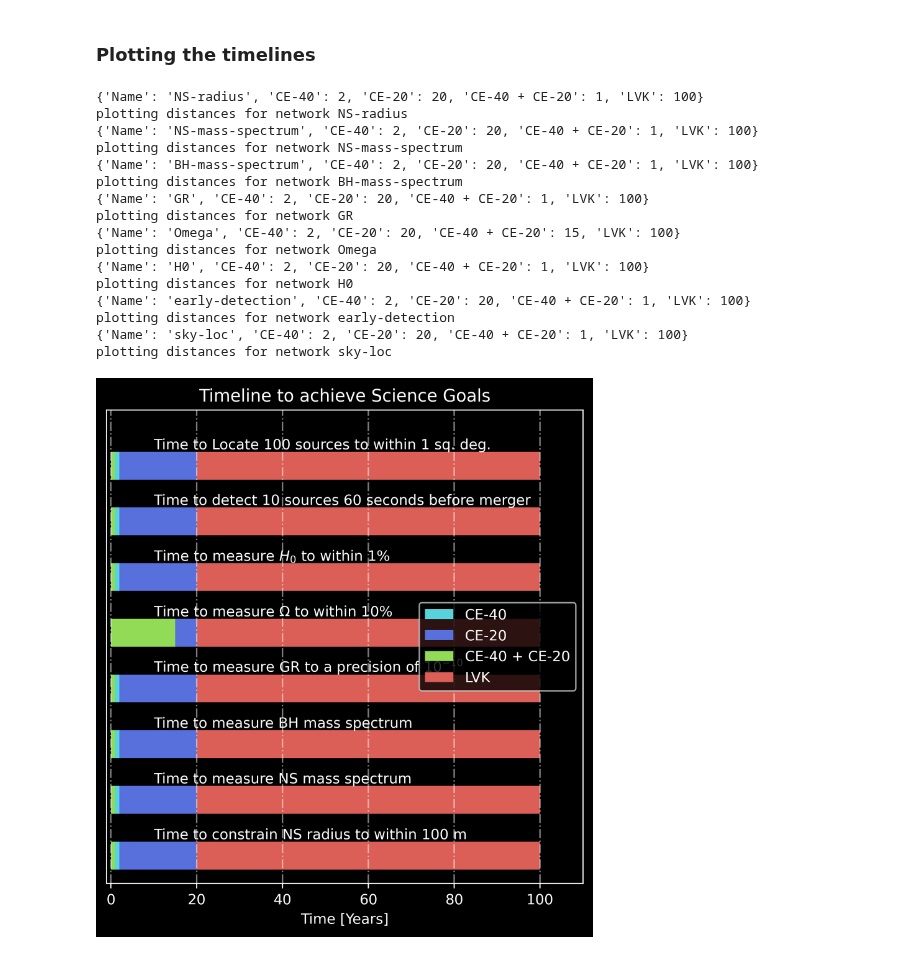
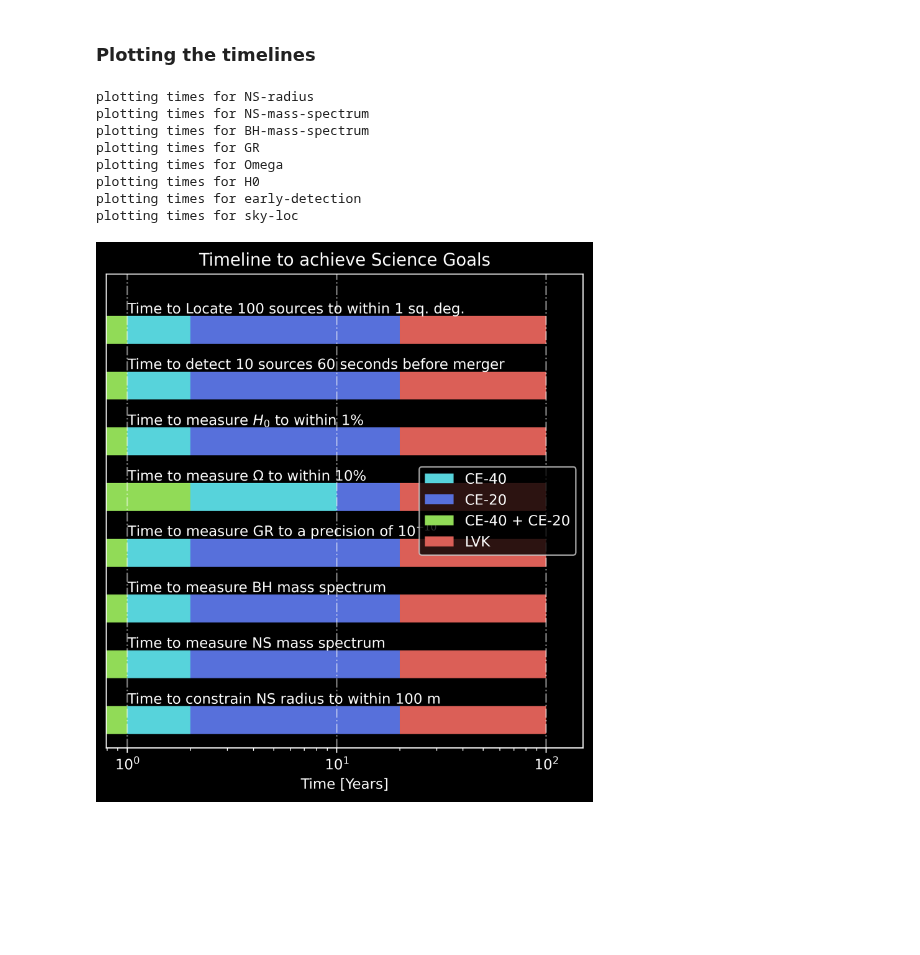
Before and after one commit to sugwg/ce-plots, a Jupyter notebook: time-infographic.ipynb, the cells around one changed output. Cells and saved outputs as stored; diff of their text form; code cells hidden in the pictures; blank space fills up the shorter version.

Commit message:
make time-axis in log

```diff
--- a/time-infographic.ipynb
+++ b/time-infographic.ipynb
@@ -79,51 +79,44 @@ with open(network_list[0], 'r') as handle:
 
 for ii in range(len(json_data)):
 #     print(json_data[-ii])
     nw_dict = json_data[-ii]
     name = nw_dict['Name']
-    print('plotting distances for network {}'.format(name))
+    print('plotting times for {}'.format(name))
     name_list.append(name)
     plot_dist_bar(nw_dict, ii+1)
-    plt.text(10, 3+(10*(ii+1)), label_dict[name])
+    plt.text(1, 3+(10*(ii+1)), label_dict[name])
 
 ax.set_ylim(5, len(json_data)*10+10)
-ax.set_xlim(-1, 110)
+
 ax.set_xlabel('Time [Years]')
 ax.set_yticks([])
 # ax.set_yticks([(ii*10 +10) for ii in range(len(json_data))],
 #               labels=name_list)     # Modify y-axis tick labels
 # ax.grid(True)
 
 # create legend
 legend_elements = [Patch(facecolor=color_dict['CE-40'],
                          label='CE-40'),
                    Patch(facecolor=color_dict['CE-20'],
                          label='CE-20'),
                    Patch(facecolor=color_dict['CE-40 + CE-20'],
                          label='CE-40 + CE-20'),
                    Patch(facecolor=color_dict['LVK'],
                          label='LVK')]
 ax.legend(handles=legend_elements, loc='center right')
-# plt.xscale('log')
+plt.xscale('log')
+ax.set_xlim(-1, 150.)
 plt.grid(which='major', axis='x', linestyle='-.', linewidth=1, alpha=0.5)
 plt.title('Timeline to achieve Science Goals')
 plt.savefig('time-infographic.png')
 plt.show()
 # %% [output]
-{'Name': 'NS-radius', 'CE-40': 2, 'CE-20': 20, 'CE-40 + CE-20': 1, 'LVK': 100}
-plotting distances for network NS-radius
-{'Name': 'NS-mass-spectrum', 'CE-40': 2, 'CE-20': 20, 'CE-40 + CE-20': 1, 'LVK': 100}
-plotting distances for network NS-mass-spectrum
-{'Name': 'BH-mass-spectrum', 'CE-40': 2, 'CE-20': 20, 'CE-40 + CE-20': 1, 'LVK': 100}
-plotting distances for network BH-mass-spectrum
-{'Name': 'GR', 'CE-40': 2, 'CE-20': 20, 'CE-40 + CE-20': 1, 'LVK': 100}
-plotting distances for network GR
-{'Name': 'Omega', 'CE-40': 2, 'CE-20': 20, 'CE-40 + CE-20': 15, 'LVK': 100}
-plotting distances for network Omega
-{'Name': 'H0', 'CE-40': 2, 'CE-20': 20, 'CE-40 + CE-20': 1, 'LVK': 100}
-plotting distances for network H0
-{'Name': 'early-detection', 'CE-40': 2, 'CE-20': 20, 'CE-40 + CE-20': 1, 'LVK': 100}
-plotting distances for network early-detection
-{'Name': 'sky-loc', 'CE-40': 2, 'CE-20': 20, 'CE-40 + CE-20': 1, 'LVK': 100}
-plotting distances for network sky-loc
+plotting times for NS-radius
+plotting times for NS-mass-spectrum
+plotting times for BH-mass-spectrum
+plotting times for GR
+plotting times for Omega
+plotting times for H0
+plotting times for early-detection
+plotting times for sky-loc
-[figure, old version]
+[figure, new version]
```
Also changed, not shown: 2 other files.
